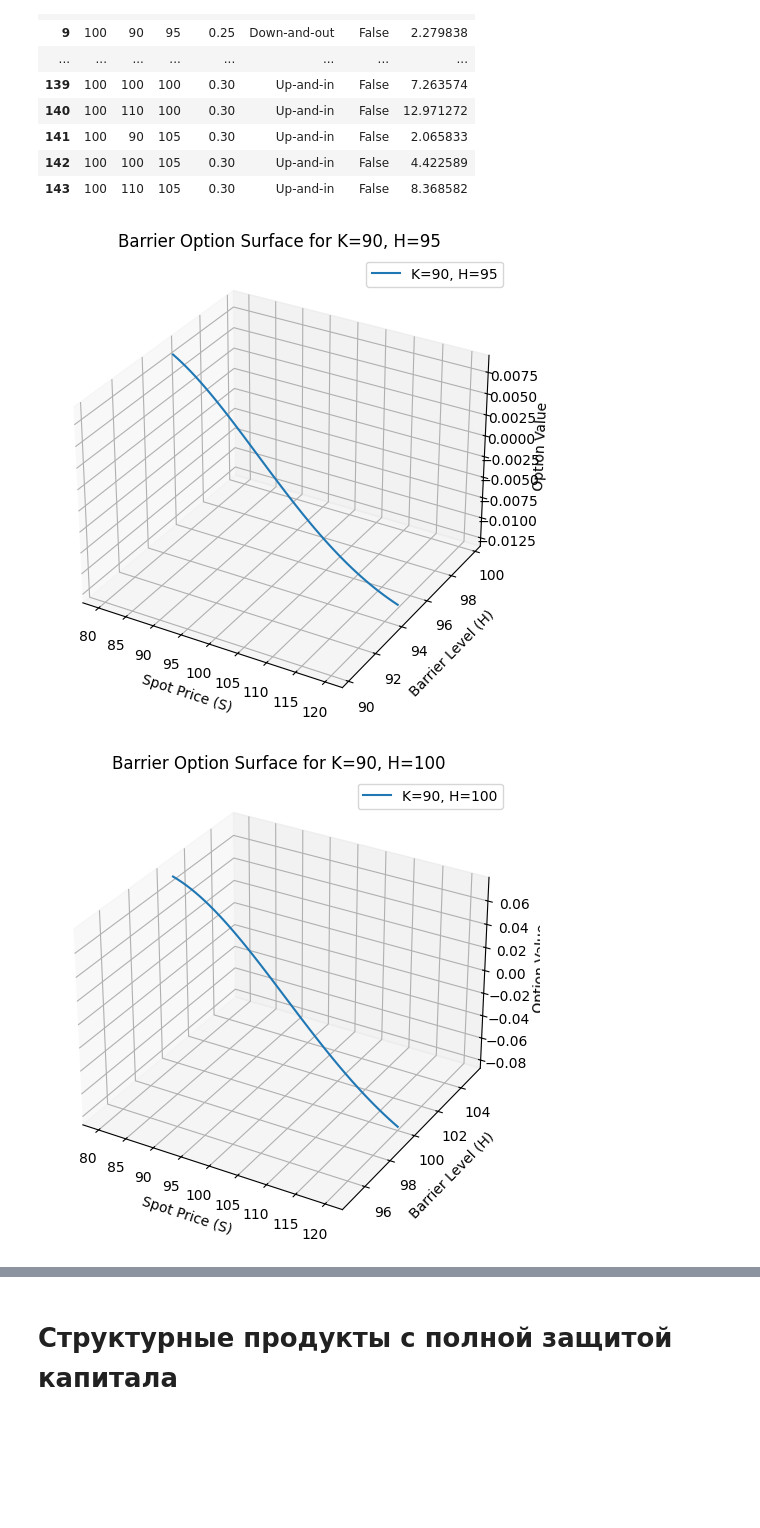
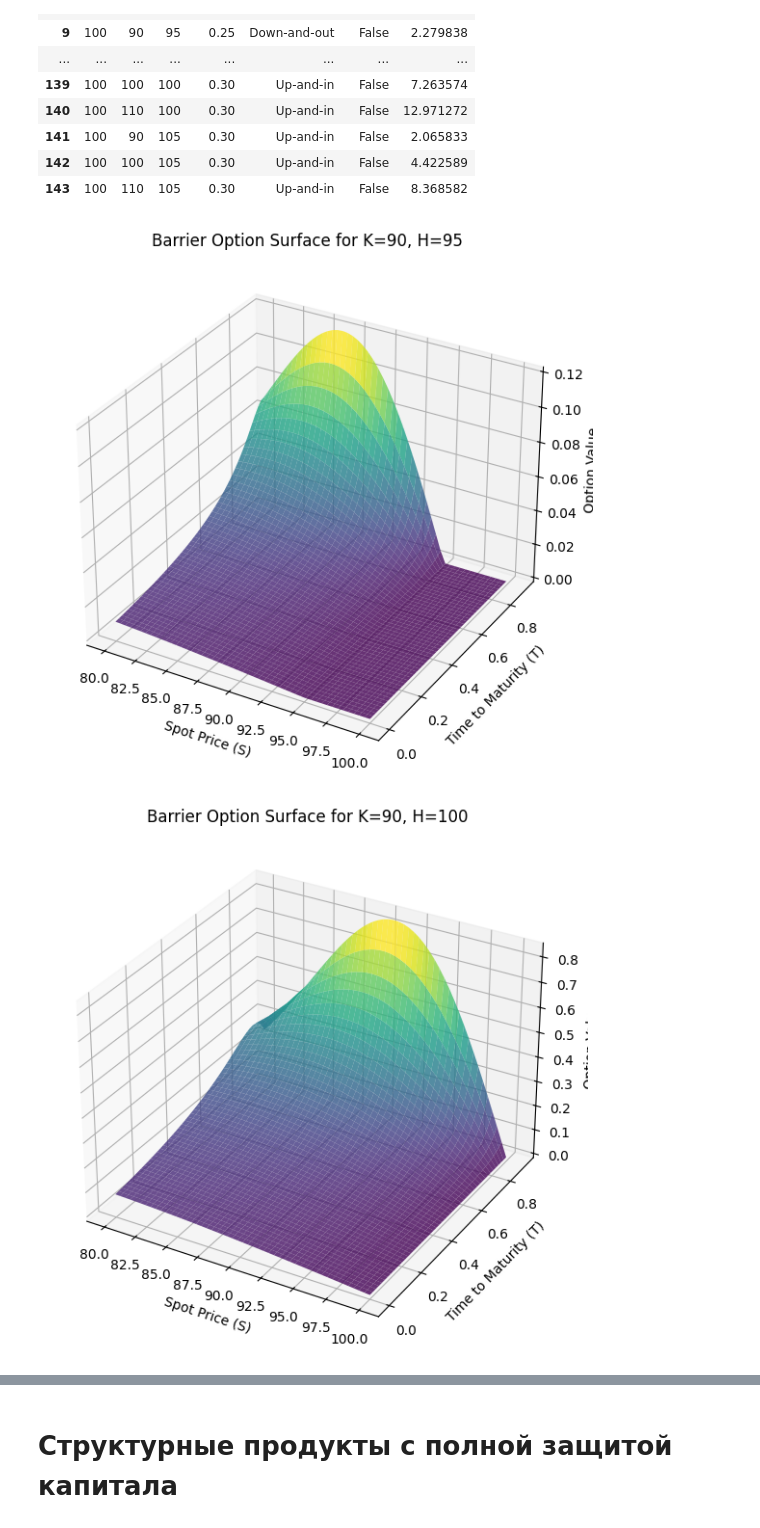
Before and after one commit to vehcamut/GSFP_SIRIUS24, a Jupyter notebook: TSD_lab_2b_GSFP.ipynb, the cells around one changed output, grey strips where cells are left out. Drawn from its saved outputs; the diff is of its cells as text; code cells hidden in the pictures; blank space fills up the shorter version.

```diff
--- a/TSD_lab_2b_GSFP.ipynb
+++ b/TSD_lab_2b_GSFP.ipynb
@@ -333,39 +333,48 @@ df
 | 142 | 100 | 100 | 105 | 0.30 | Up-and-in | False | 4.422589 |
 | 143 | 100 | 110 | 105 | 0.30 | Up-and-in | False | 8.368582 |
 # %%
-import matplotlib.pyplot as plt
-from mpl_toolkits.mplot3d import Axes3D
+# Новые параметры для поверхностей (цена базового актива и время)
+T_values = np.linspace(0, 0.9, 50)  # Диапазон времени до исполнения
+data_time = []
 
-# Новые параметры
+
+S_values = np.linspace(80, 100, 50)
 K_values = [90, 100, 110]
 H_values = [95, 100, 105]
 sigma_value = 0.3
-S_values = np.linspace(80, 120, 50)  # Диапазон цен базового актива
 
 # Подготовка данных для поверхностей
-data = []
 for K in K_values:
     for H in H_values:
         Z = []
         for S in S_values:
-            value = barrier_option("Up-and-out", S, H, K, 0, 1, 0.05, 0, sigma_value, True)
-            Z.append(value)
-        data.append({"K": K, "H": H, "S_values": S_values, "Z_values": Z})
+            row = []
+            for T in T_values:
+                value = barrier_option("Up-and-out", S, H, K, 0, 1 - T, 0.05, 0, sigma_value, True)
+                if value < 0:
+                    value = 0
+                row.append(value)
+            Z.append(row)
+        data_time.append({"K": K, "H": H, "S_values": S_values, "T_values": T_values, "Z_values": Z})
 
 # Построение графиков
-for surface in data:
-    fig = plt.figure(figsize=(8, 6))
-    ax = fig.add_subplot(111, projection='3d')
-    K, H = surface["K"], surface["H"]
-    S_vals = surface["S_values"]
-    Z_vals = surface["Z_values"]
-    ax.plot(S_vals, [H] * len(S_vals), Z_vals, label=f"K={K}, H={H}")
-    ax.set_title(f"Barrier Option Surface for K={K}, H={H}")
-    ax.set_xlabel("Spot Price (S)")
-    ax.set_ylabel("Barrier Level (H)")
-    ax.set_zlabel("Option Value")
-    ax.legend()
-    plt.show()
+for surface in data_time:
+    if surface["H"] > surface["K"]:
+        fig = plt.figure(figsize=(10, 7))
+        ax = fig.add_subplot(111, projection='3d')
+        K, H = surface["K"], surface["H"]
+        S_vals = surface["S_values"]
+        T_vals = surface["T_values"]
+        Z_vals = np.array(surface["Z_values"])
+
+        S_mesh, T_mesh = np.meshgrid(S_vals, T_vals)
+        ax.plot_surface(S_mesh, T_mesh, Z_vals.T, cmap='viridis', alpha=0.8)
+
+        ax.set_title(f"Barrier Option Surface for K={K}, H={H}")
+        ax.set_xlabel("Spot Price (S)")
+        ax.set_ylabel("Time to Maturity (T)")
+        ax.set_zlabel("Option Value")
+        plt.show()
 # %% [output]
-[figure, old version]
+[figure, new version]
-[figure, old version]
+[figure, new version]
```
Also changed, not shown: parts of 2 cells of this notebook.
